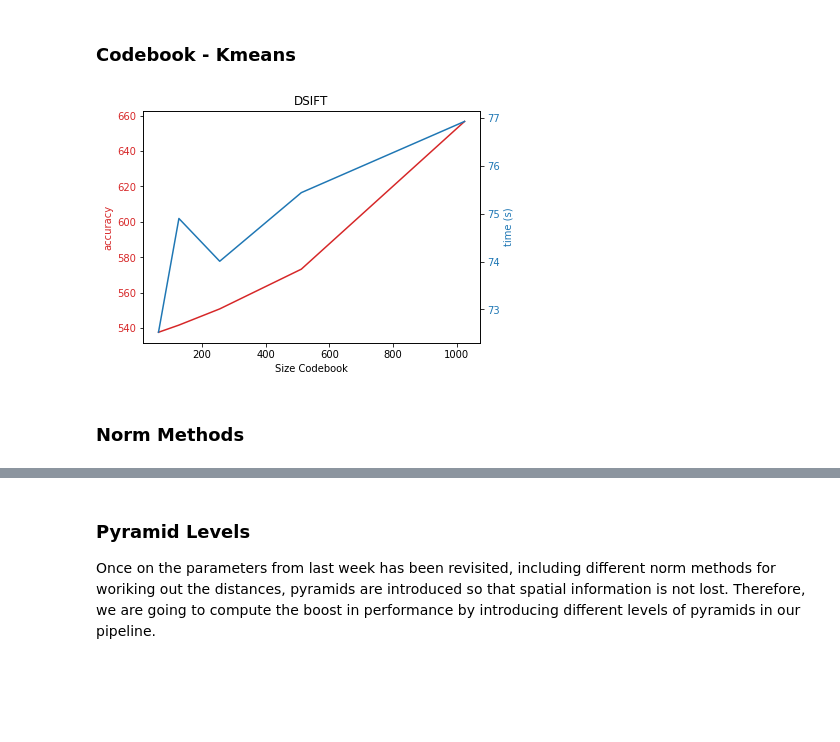
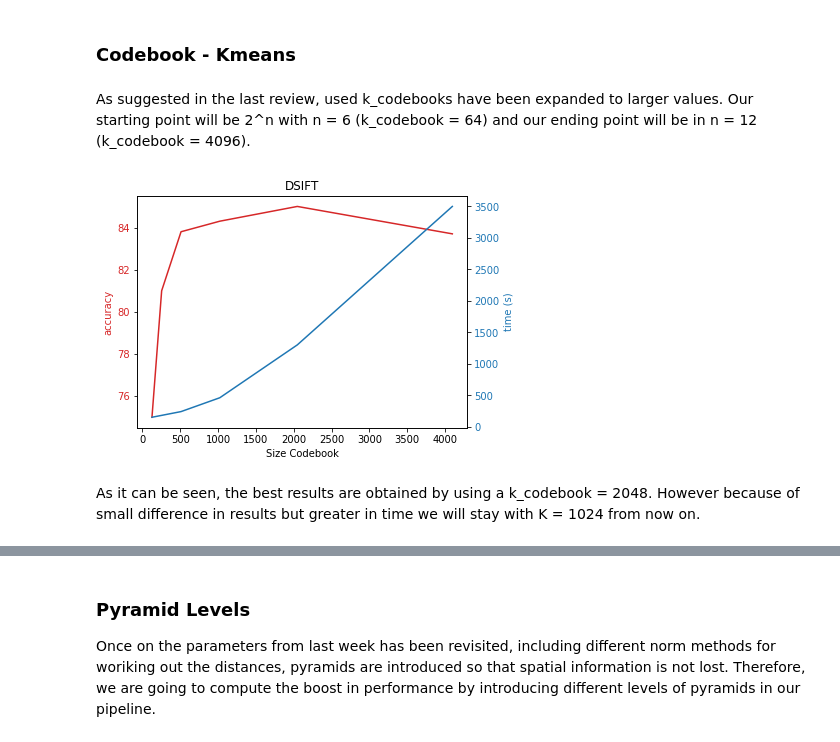
Before and after one commit to aturcitu/M3-18.19, a Jupyter notebook: notebook/delivery/M3 - Delivery 2.ipynb, the cells around one changed output, grey strips where cells are left out. Saved outputs shown, nothing was run; the diff lists cells and outputs as text; code cells hidden in the pictures; blank space fills up the shorter version.

Commit message:
added test images and final accuracy

```diff
--- a/notebook/delivery/M3 - Delivery 2.ipynb
+++ b/notebook/delivery/M3 - Delivery 2.ipynb
@@ -277,7 +277,7 @@ def compute_BOW(train_images_filenames, dense, SIFTdetector, kpt,
     # Create visual words with normalized bins for each image and subimage
     # After individually normalized, bins are concatenated for each image
 
-    visual_words = pyramid_visual_word(pyramid_descriptors, codebook, k_codebook, train_descriptors)
+    visual_words = pyramid_visual_word(pyramid_descriptors, codebook, k_codebook, train_descriptors, norm_method)
 
     return codebook, visual_words
 
@@ -304,7 +304,7 @@ def test_BOW(test_images_filenames, dense, SIFTdetector, kpt, k_codebook, pyrami
 
     # Create visual words with normalized bins for each image and subimage
     # After individually normalized, bins are concatenated for each image
-    visual_words_test = pyramid_visual_word(pyramid_descriptors, codebook, k_codebook, test_descriptors)
+    visual_words_test = pyramid_visual_word(pyramid_descriptors, codebook, k_codebook, test_descriptors, norm_method)
 
     return visual_words_test
 
@@ -418,7 +416,7 @@ number_splits = 3
 # Intersection Kernel for SVN
 intersection = False
 # Distance method used in order to normalize bincounts for the BoW
-norm_method = "L2"
+norm_method = "l2"
 # %%
 # Prepare files from DS for training and creates Folds
 train_images = open_pkl('train_images_filenames.dat')
@@ -465,7 +464,7 @@ Another approach missing in previous week was to test multiply scales at the sam
 accuracy_list = []
 time_list = []
 
-sift_scale_iterations = [2**n for n in range(2,6)]
+sift_scale_iterations = [2**n for n in range(2,7)]
 
 for sift_scale in sift_scale_iterations:
     (SIFTdetector, kpt) = compute_detector(sift_step_size, sift_scale)
@@ -486,7 +485,7 @@ Let's try now to convine them.
 accuracy_list = []
 time_list = []
 
-sift_scale_iterations = [[16],[16,32],[8, 16, 32]]
+sift_scale_iterations = [[32],[16,32],[8, 16, 32]]
 
 for sift_scale in sift_scale_iterations:
     (SIFTdetector, kpt) = compute_detector(sift_step_size, sift_scale)
@@ -506,25 +505,28 @@ It has been shown that multi-sacle approach benefits our accuracy, however, usin
 sift_scale = [16, 32]
 # %% [markdown]
 ### Codebook - Kmeans
+# %% [markdown]
+As suggested in the last review, used k_codebooks have been expanded to larger values. Our starting point will be 2^n with n = 6 (k_codebook = 64) and our ending point will be in n = 12 (k_codebook = 4096).
 # %%
+
 accuracy_list = []
 time_list = []
 
-codebook_iterations = [2**n for n in range(6,11)]
+codebook_iterations = [2**n for n in range(6,12)]
 
 for k_codebook in codebook_iterations:
     (SIFTdetector, kpt) = compute_detector(sift_step_size, sift_scale)
     accuracy_validation, time_validation = cross_validation(skf, X, y, SIFTdetector, kpt, k_codebook,
                                                             dense, pyramid_level, norm_method, compute_regular_kernel, classifier)
     # Append for the different testing values
     accuracy_list.append(np.average(accuracy_validation))
     time_list.append(np.average(time_validation))
 
 plot_accuracy_vs_time(codebook_iterations, accuracy_list, time_list,
                       feature_name='Size Codebook', title="DSIFT")
 # %% [output]
-[figure, old version]
+[figure, new version]
+# %% [markdown]
+As it can be seen, the best results are obtained by using a k_codebook = 2048. However because of small difference in results but greater in time we will stay with K = 1024 from now on.
 # %%
 k_codebook = 1024
-# %% [markdown]
-### Norm Methods
```
Also changed, not shown: parts of 35 cells of this notebook.
